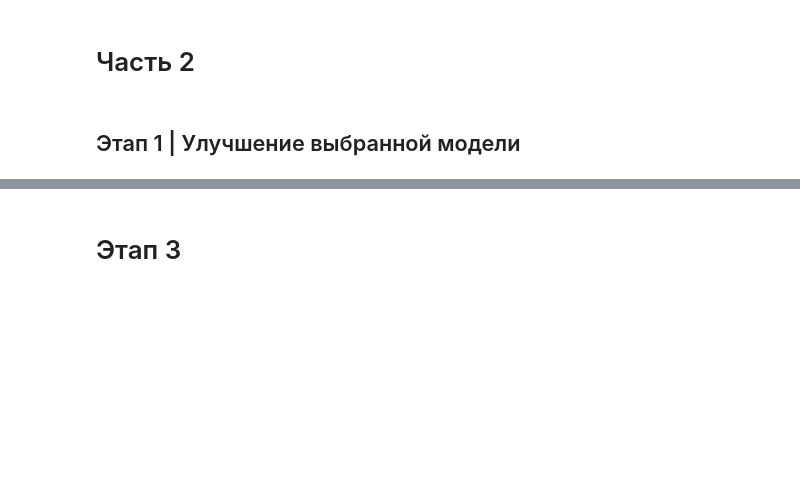
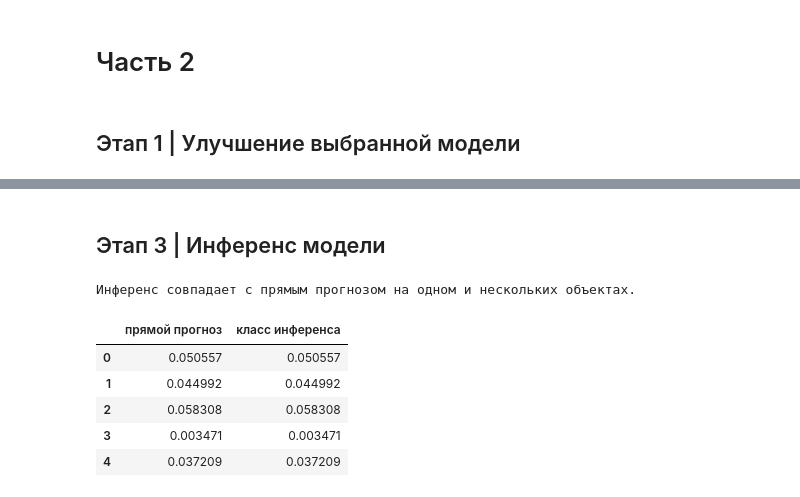
Before and after one commit to egpozd/mle-uplift-final-project, a Jupyter notebook: final_project_template.ipynb, the cells around one changed output, grey strips where cells are left out. Cells and saved outputs as stored; diff of their text form; code cells hidden in the pictures; blank space fills up the shorter version.

```diff
--- a/final_project_template.ipynb
+++ b/final_project_template.ipynb
@@ -354,2 +654,2 @@ from utils import custom_uplift_by_percentile
 # %% [markdown]
-# Этап 3
+## Этап 3 | Инференс модели
@@ -446,6 +684,5 @@ class UpliftModelInference:
 # %%
-model = UpliftModelInference(model= # ваш код,
-                             feature_names= # ваш код)
+model = UpliftModelInference(model=final_model, feature_names=final_feature_cols)
 # %%
 test_data = pd.DataFrame({
             'recency': [1, 2, 3],
@@ -462,0 +697,23 @@ model.predict(test_data)
+# %%
+# Проверка на примерах и прямое сравнение с финальной моделью.
+for sample in (test_data.iloc[[0]], test_data, X_test.head(5)):
+    original = sample.copy(deep=True)
+    direct = (
+        final_model.predict_proba(sample[final_feature_cols].assign(treatment=1))[:, 1]
+        - final_model.predict_proba(sample[final_feature_cols].assign(treatment=0))[:, 1]
+    )
+    inferred = model.predict(sample)
+    assert inferred.shape == (len(sample),)
+    assert np.isfinite(inferred).all()
+    np.testing.assert_allclose(inferred, direct, rtol=0, atol=1e-12)
+    pd.testing.assert_frame_equal(sample, original)
+print("Инференс совпадает с прямым прогнозом на одном и нескольких объектах.")
+display(pd.DataFrame({"прямой прогноз": direct, "класс инференса": inferred}))
+# %% [output]
+Инференс совпадает с прямым прогнозом на одном и нескольких объектах.
+|  | прямой прогноз | класс инференса |
+| 0 | 0.050557 | 0.050557 |
+| 1 | 0.044992 | 0.044992 |
+| 2 | 0.058308 | 0.058308 |
+| 3 | 0.003471 | 0.003471 |
+| 4 | 0.037209 | 0.037209 |
```
Also changed, not shown: parts of 21 cells of this notebook, 1 other file.
